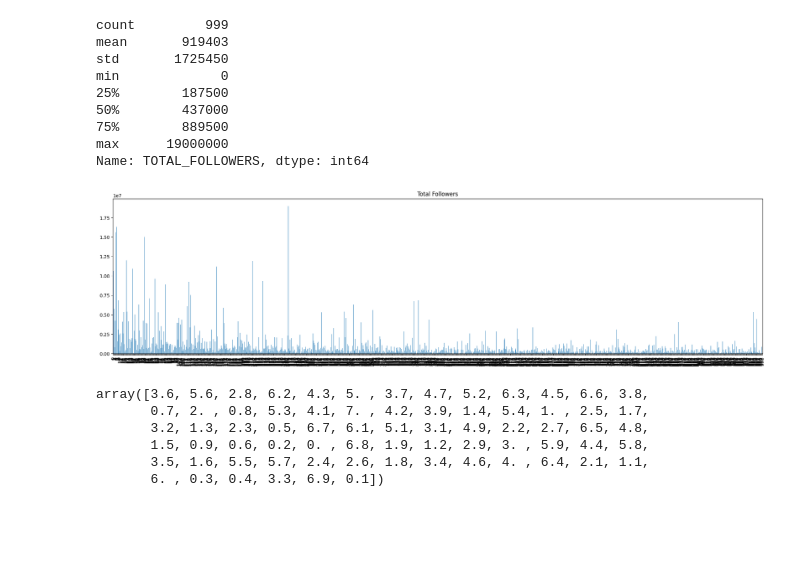
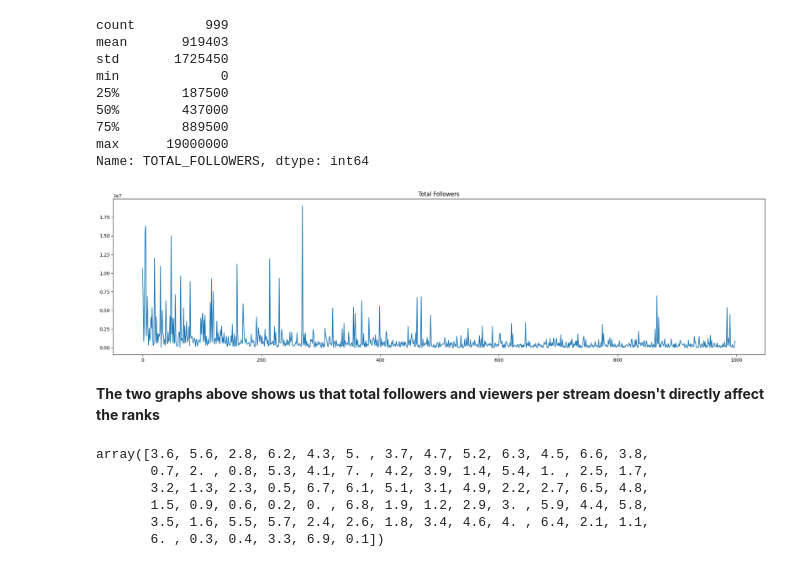
Before and after one commit to Mu5enna/Top1000TwitchStreamer_DataAnalysis, a Jupyter notebook: analysis.ipynb, the cells around one changed output. Drawn from its saved outputs; the diff is of its cells as text; code cells hidden in the pictures; blank space fills up the shorter version.

```diff
--- a/analysis.ipynb
+++ b/analysis.ipynb
@@ -438,9 +468,11 @@ max      19000000
 Name: TOTAL_FOLLOWERS, dtype: int64
 # %%
 plt.figure(figsize=(25,6))
-n_df["TOTAL_FOLLOWERS"].plot.bar().set_title("Total Followers");
+n_df["TOTAL_FOLLOWERS"].plot.line().set_title("Total Followers");
 # %% [output]
-[figure, old version]
+[figure, new version]
+# %% [markdown]
+**The two graphs above shows us that total followers and viewers per stream doesn't directly affect the ranks**
 # %%
 n_df.ACTIVE_DAYS_PER_WEEK.unique()
 # %% [output]
```
Also changed, not shown: parts of 28 cells of this notebook.
